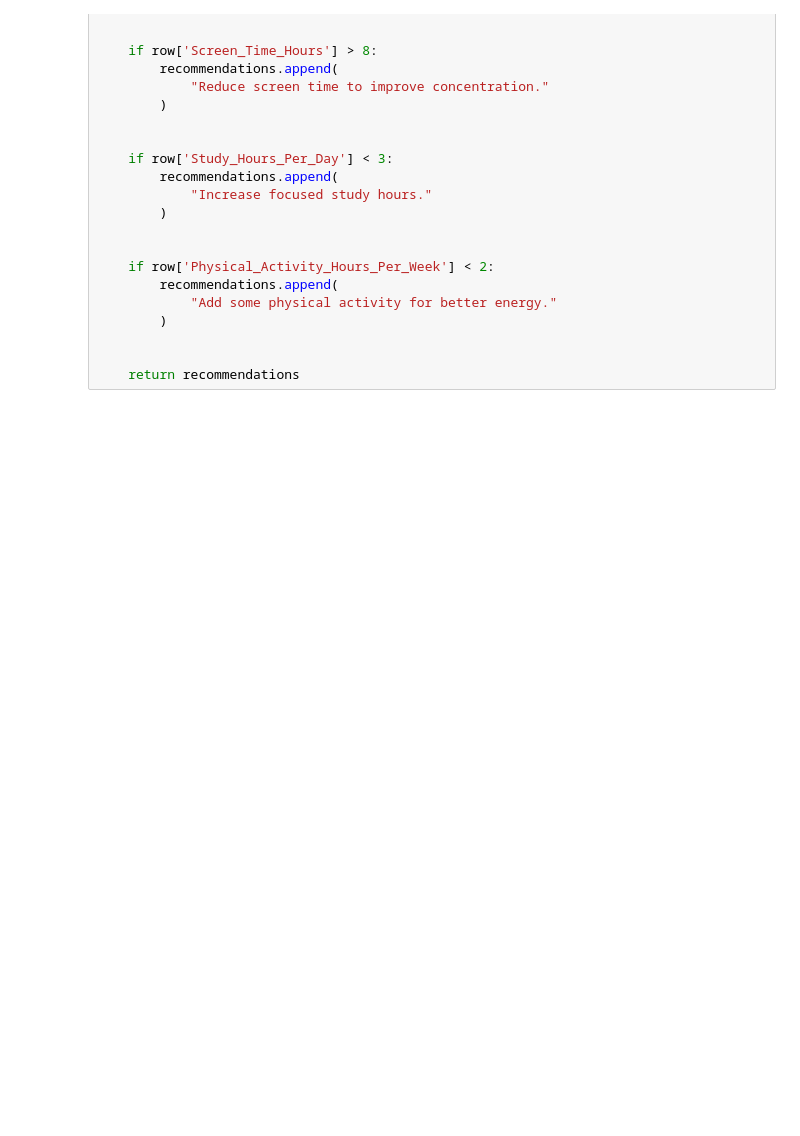
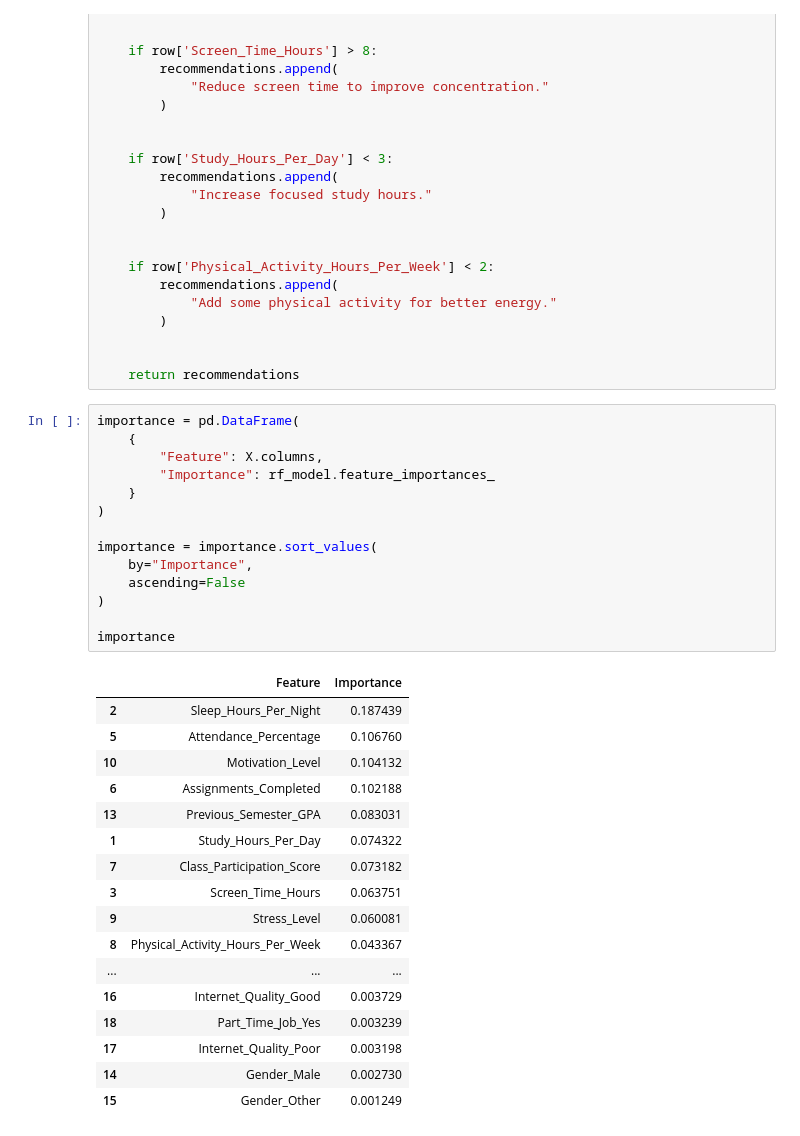
Before and after one commit to Bhavya2007-18/MACHINE-LEARNING, a Jupyter notebook: projects/1st_ml-model/data.ipynb, the cells around one changed output. Drawn from its saved outputs; the diff is of its cells as text; blank space fills up the shorter version.

```diff
--- a/projects/1st_ml-model/data.ipynb
+++ b/projects/1st_ml-model/data.ipynb
@@ -780,3 +823,35 @@ def get_recommendations(row):
 
 
     return recommendations
+# %%
+importance = pd.DataFrame(
+    {
+        "Feature": X.columns,
+        "Importance": rf_model.feature_importances_
+    }
+)
+
+importance = importance.sort_values(
+    by="Importance",
+    ascending=False
+)
+
+importance
+# %% [output]
+|  | Feature | Importance |
+| 2 | Sleep_Hours_Per_Night | 0.187439 |
+| 5 | Attendance_Percentage | 0.106760 |
+| 10 | Motivation_Level | 0.104132 |
+| 6 | Assignments_Completed | 0.102188 |
+| 13 | Previous_Semester_GPA | 0.083031 |
+| 1 | Study_Hours_Per_Day | 0.074322 |
+| 7 | Class_Participation_Score | 0.073182 |
+| 3 | Screen_Time_Hours | 0.063751 |
+| 9 | Stress_Level | 0.060081 |
+| 8 | Physical_Activity_Hours_Per_Week | 0.043367 |
+| ... | ... | ... |
+| 16 | Internet_Quality_Good | 0.003729 |
+| 18 | Part_Time_Job_Yes | 0.003239 |
+| 17 | Internet_Quality_Poor | 0.003198 |
+| 14 | Gender_Male | 0.002730 |
+| 15 | Gender_Other | 0.001249 |
```
Also changed, not shown: parts of 18 cells of this notebook, 4 other files.
